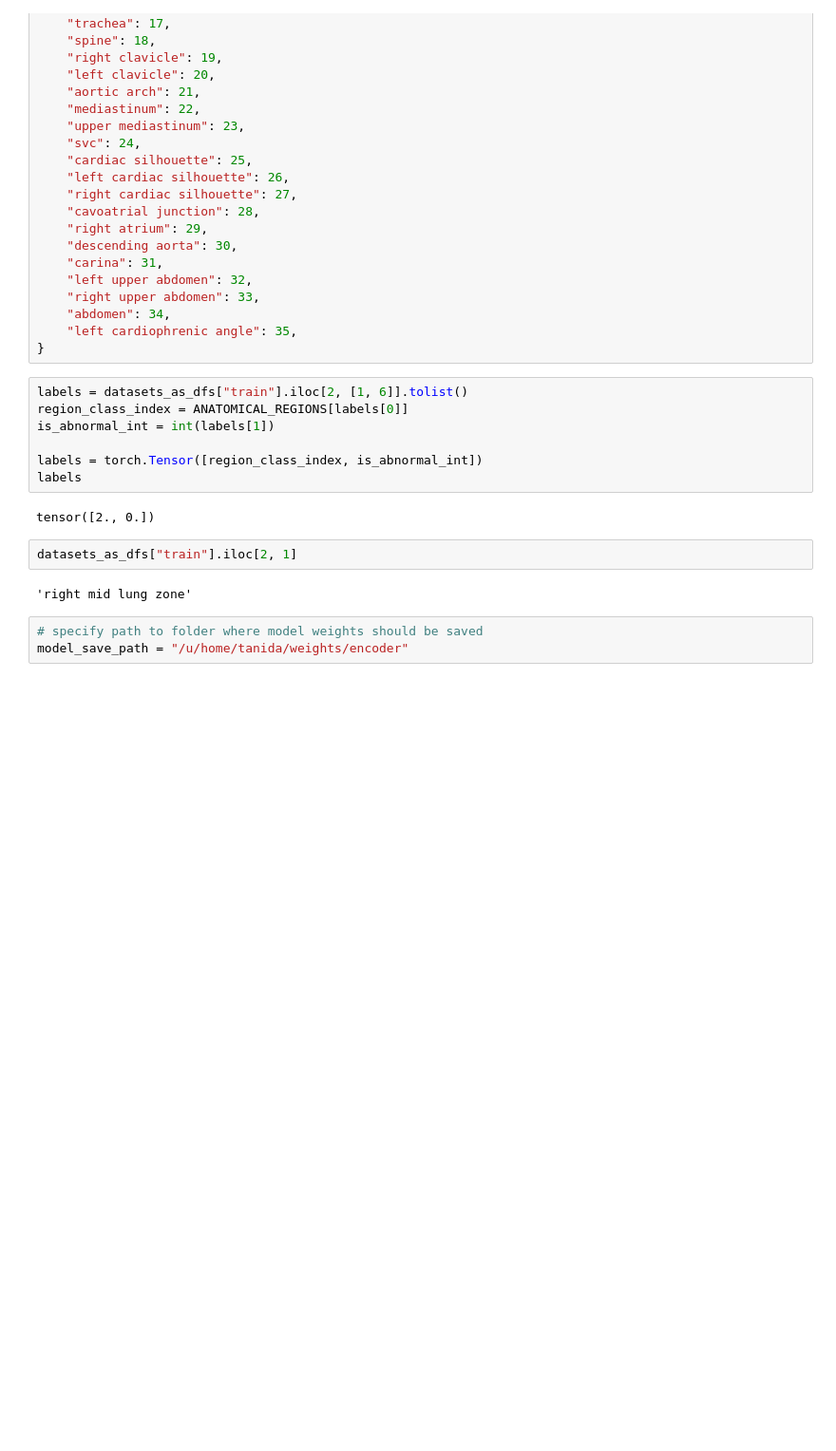
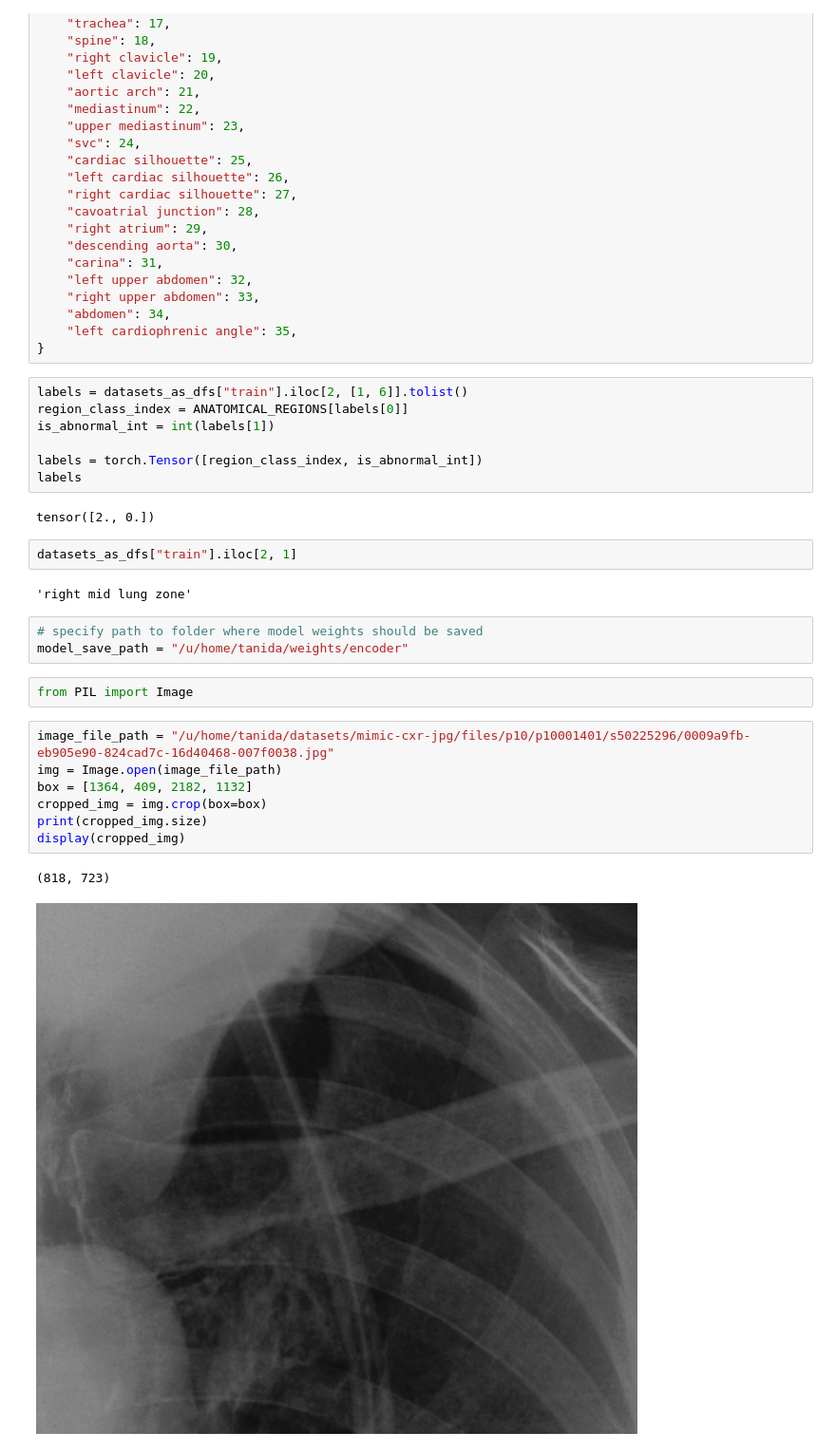
Before and after one commit to ttanida/rgrg, a Jupyter notebook: src/encoder/train_and_test_encoder_model.ipynb, the cells around one changed output. Shown at 95% size. Cells and saved outputs as stored; diff of their text form; blank space fills up the shorter version.

```diff
--- a/src/encoder/train_and_test_encoder_model.ipynb
+++ b/src/encoder/train_and_test_encoder_model.ipynb
@@ -143,3 +143,15 @@ datasets_as_dfs["train"].iloc[2, 1]
 # %%
 # specify path to folder where model weights should be saved
 model_save_path = "/u/home/tanida/weights/encoder"
+# %%
+from PIL import Image
+# %%
+image_file_path = "/u/home/tanida/datasets/mimic-cxr-jpg/files/p10/p10001401/s50225296/0009a9fb-eb905e90-824cad7c-16d40468-007f0038.jpg"
+img = Image.open(image_file_path)
+box = [1364, 409, 2182, 1132]
+cropped_img = img.crop(box=box)
+print(cropped_img.size)
+display(cropped_img)
+# %% [output]
+(818, 723)
+[figure, added]
```
Also changed, not shown: 1 other file.
